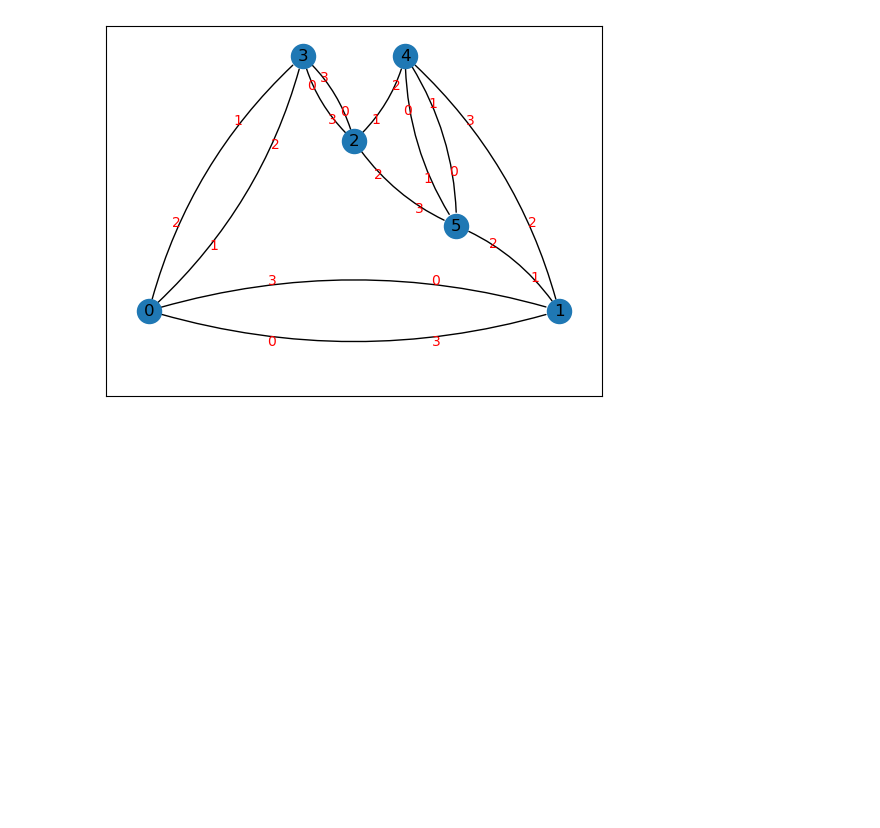
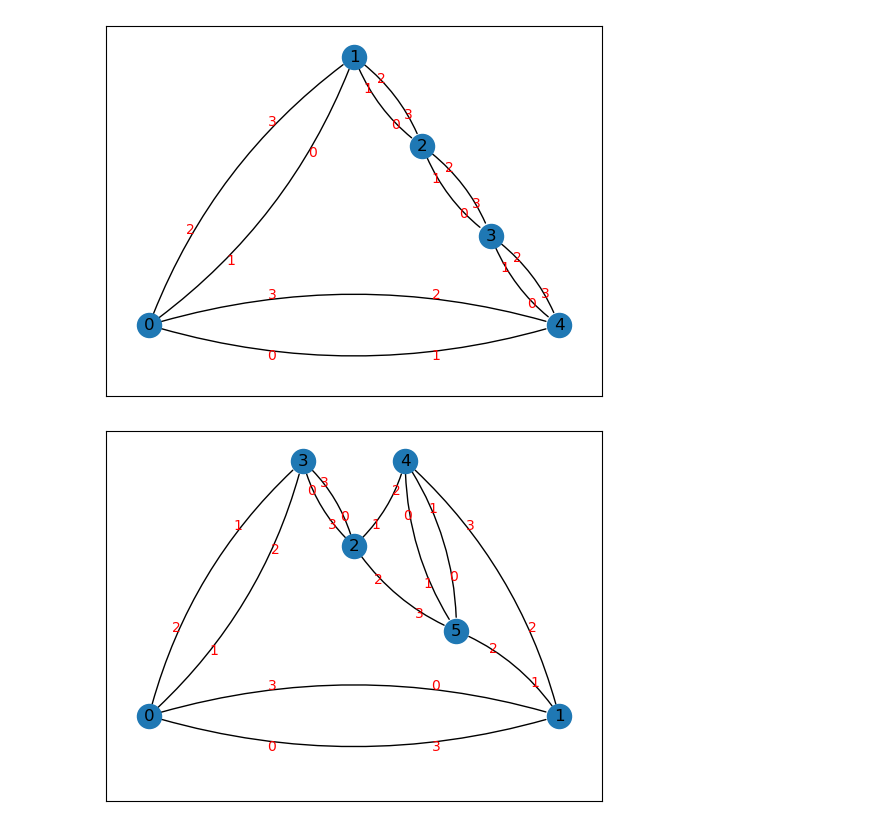
Before and after one commit to JulesGB/KhovanovHomologyOfNonOrientableSurfaces, a Jupyter notebook: Knot graph testing.ipynb, the cells around one changed output. Drawn from its saved outputs; the diff is of its cells as text; code cells hidden in the pictures; blank space fills up the shorter version.

```diff
--- a/Knot graph testing.ipynb
+++ b/Knot graph testing.ipynb
@@ -7,3 +12,8 @@ import networkx as nx
+# %%
+T2_5 = Link([(1,7,2,6),(7,3,8,2),(3,9,4,8),(9,5,10,4),(5,1,6,10)])
+draw_adjacency_graph(T2_5)
+# %% [output]
+[figure, added]
 # %%
 # 6_1
 K = Link([(9, 4, 10, 5), (5, 8, 6, 9), (11, 2, 12, 3), (3, 10, 4, 11), (1, 7, 2, 6), (7, 1, 8, 12)])
```
Also changed, not shown: parts of 9 cells of this notebook, 2 other files.
